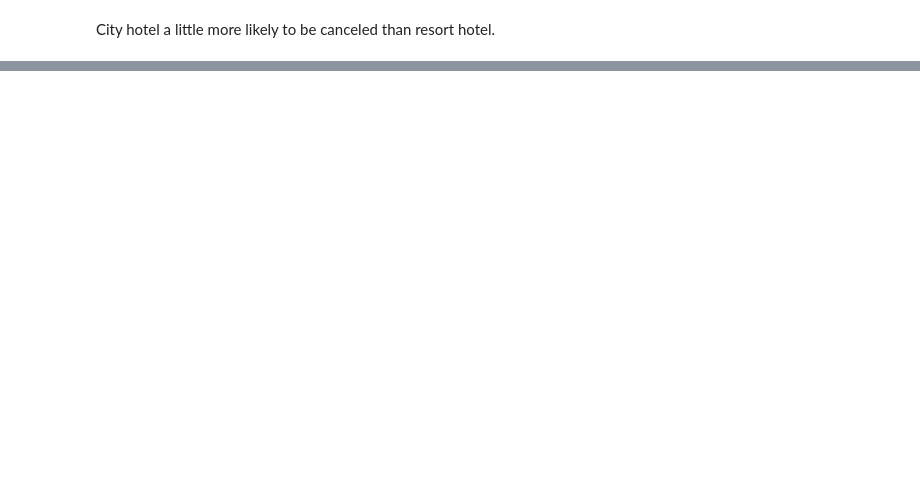
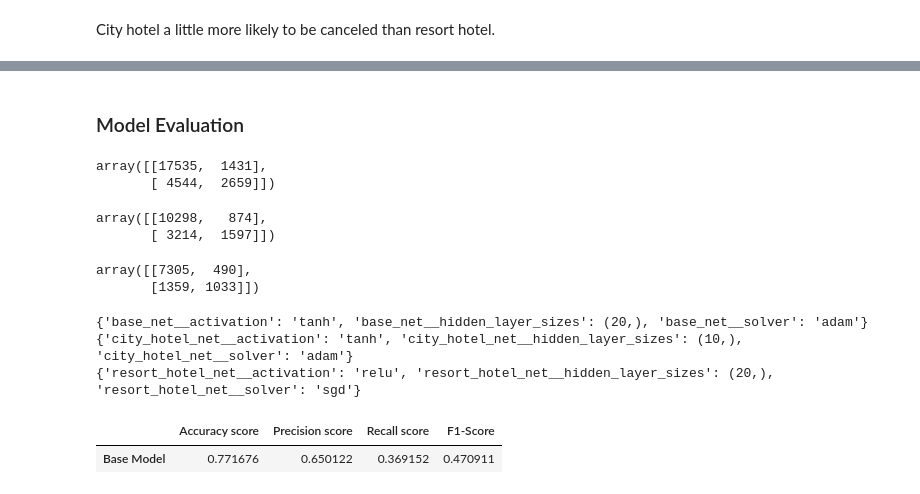
Before and after one commit to sascott9655/ADS-505-Hotel_Bookings_Project, a Jupyter notebook: Hotel_Cancellation_EDA.ipynb, the cells around one changed output, grey strips where cells are left out. Drawn from its saved outputs; the diff is of its cells as text; code cells hidden in the pictures; blank space fills up the shorter version.

Commit message:
Neural Networ Models.

```diff
--- a/Hotel_Cancellation_EDA.ipynb
+++ b/Hotel_Cancellation_EDA.ipynb
@@ -382,0 +423,7 @@ df.shape
+# %%
+#base model variables
+X_1 = df[predictors]
+y_1 = df[outcome]
+
+#Stratify addresses class imbalance
+X_1_train, X_1_test, y_1_train, y_1_test = train_test_split(X_1, y_1, test_size=0.3, random_state=1, stratify=y_1)
@@ -382,0 +559,69 @@ df.shape
+# %% [markdown]
+### Model Evaluation
+# %%
+base_net_pred = base_net.predict(X_1_test)
+cm_base = confusion_matrix(y_1_test, base_net_pred)
+cm_base
+# %% [output]
+array([[17535,  1431],
+       [ 4544,  2659]])
+# %%
+city_hotel_pred = city_hotel_net.predict(X_2_test)
+cm_city = confusion_matrix(y_2_test, city_hotel_pred)
+cm_city
+# %% [output]
+array([[10298,   874],
+       [ 3214,  1597]])
+# %%
+resort_hotel_pred = resort_hotel_net.predict(X_3_test)
+cm_resort = confusion_matrix(y_3_test,resort_hotel_pred)
+cm_resort
+# %% [output]
+array([[7305,  490],
+       [1359, 1033]])
+# %%
+print(base_net.best_params_)
+print(city_hotel_net.best_params_)
+print(resort_hotel_net.best_params_)
+# %% [output]
+{'base_net__activation': 'tanh', 'base_net__hidden_layer_sizes': (20,), 'base_net__solver': 'adam'}
+{'city_hotel_net__activation': 'tanh', 'city_hotel_net__hidden_layer_sizes': (10,), 'city_hotel_net__solver': 'adam'}
+{'resort_hotel_net__activation': 'relu', 'resort_hotel_net__hidden_layer_sizes': (20,), 'resort_hotel_net__solver': 'sgd'}
+# %%
+base_accuracy_score = accuracy_score(y_1_test, base_net_pred)
+base_precision_score = precision_score(y_1_test, base_net_pred)
+base_recall_score = recall_score(y_1_test, base_net_pred)
+base_f1_score = f1_score(y_1_test, base_net_pred)
+
+base_results = pd.DataFrame({'Accuracy score' : base_accuracy_score,
+                        'Precision score' : base_precision_score,
+                        'Recall score' : base_recall_score,
+                        'F1-Score' : base_f1_score
+                        }, index=["Base Model"])
+
+city_hotel_accuracy_score = accuracy_score(y_2_test, city_hotel_pred)
+city_hotel_precision_score = precision_score(y_2_test, city_hotel_pred)
+city_hotel_recall_score = recall_score(y_2_test, city_hotel_pred)
+city_hotel_f1_score = f1_score(y_2_test, city_hotel_pred)
+
+city_hotel_results = pd.DataFrame({'Accuracy score' : city_hotel_accuracy_score,
+                        'Precision score' : city_hotel_precision_score,
+                        'Recall score' : city_hotel_recall_score,
+                        'F1-Score' : city_hotel_f1_score
+                        }, index=["City Hotel Model"])
+
+resort_hotel_accuracy_score = accuracy_score(y_3_test, resort_hotel_pred)
+resort_hotel_precision_score = precision_score(y_3_test, resort_hotel_pred)
+resort_hotel_recall_score = recall_score(y_3_test, resort_hotel_pred)
+resort_hotel_f1_score = f1_score(y_3_test, resort_hotel_pred)
+
+resort_hotel_results = pd.DataFrame({'Accuracy score' : resort_hotel_accuracy_score,
+                        'Precision score' : resort_hotel_precision_score,
+                        'Recall score' : resort_hotel_recall_score,
+                        'F1-Score' : resort_hotel_f1_score
+                        }, index=["Resort Hotel Model"])
+
+base_results
+# %% [output]
+|  | Accuracy score | Precision score | Recall score | F1-Score |
+| Base Model | 0.771676 | 0.650122 | 0.369152 | 0.470911 |
```
Also changed, not shown: parts of 17 cells of this notebook.
